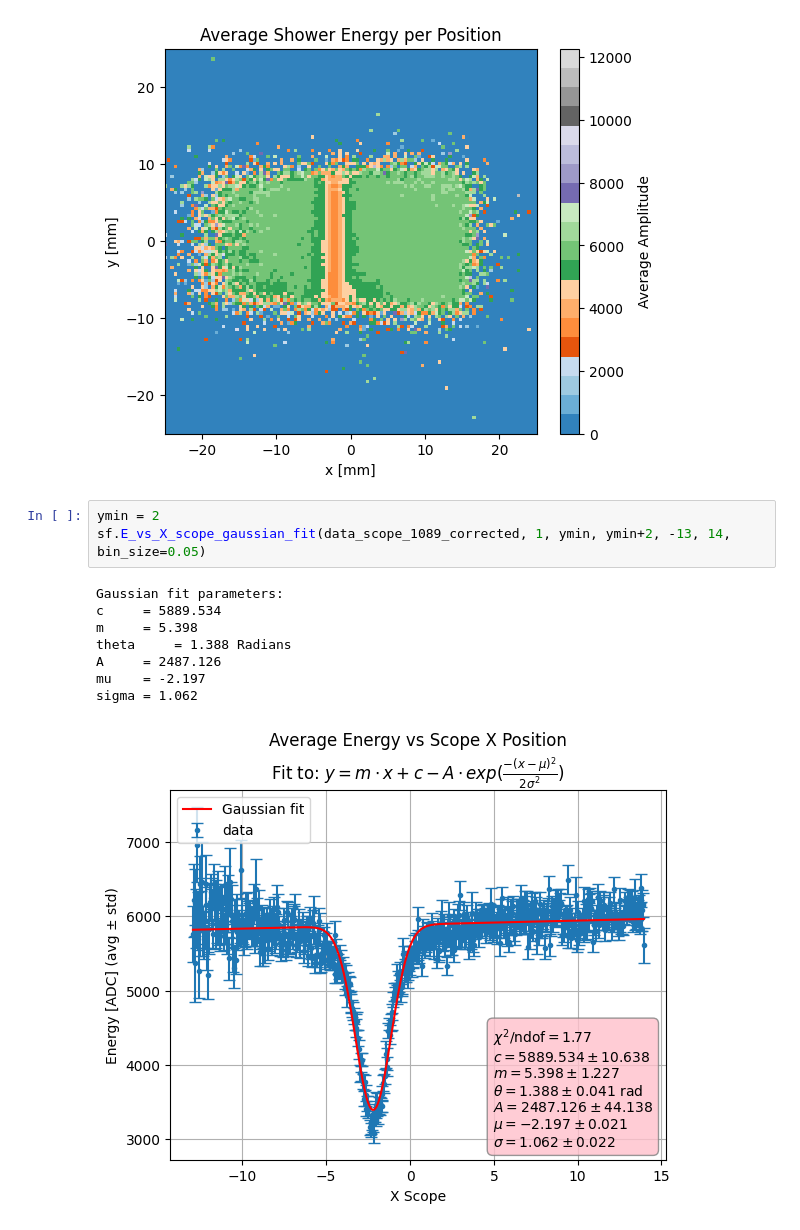
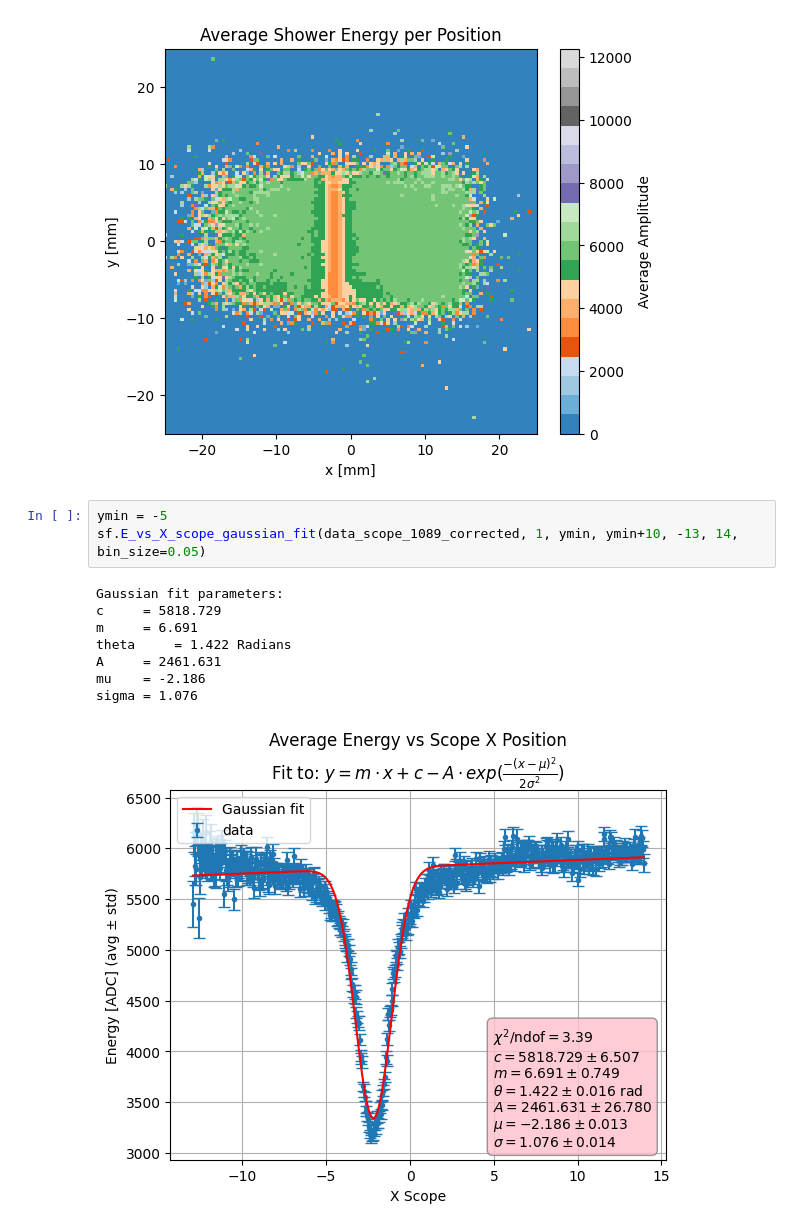
Before and after one commit to Ben-David-Ben/F-Cal-TB-Project, a Jupyter notebook: TB2025_Gap_scope_analysis.ipynb, the cells around one changed output. Cells and saved outputs as stored; diff of their text form.

```diff
--- a/TB2025_Gap_scope_analysis.ipynb
+++ b/TB2025_Gap_scope_analysis.ipynb
@@ -248,14 +255,14 @@ sf.avg_energy_scope_colormap(data_scope_1089_corrected, x_borders=25, y_borders=
 # %% [output]
 [figure]
 # %%
-ymin = 2
-sf.E_vs_X_scope_gaussian_fit(data_scope_1089_corrected, 1, ymin, ymin+2, -13, 14, bin_size=0.05)
+ymin = -5
+sf.E_vs_X_scope_gaussian_fit(data_scope_1089_corrected, 1, ymin, ymin+10, -13, 14, bin_size=0.05)
 # %% [output]
 Gaussian fit parameters:
-c     = 5889.534
-m     = 5.398
-theta     = 1.388 Radians
-A     = 2487.126
-mu    = -2.197
-sigma = 1.062
+c     = 5818.729
+m     = 6.691
+theta     = 1.422 Radians
+A     = 2461.631
+mu    = -2.186
+sigma = 1.076
-[figure, old version]
+[figure, new version]
```
Also changed, not shown: parts of 10 cells of this notebook, 9 other files.
